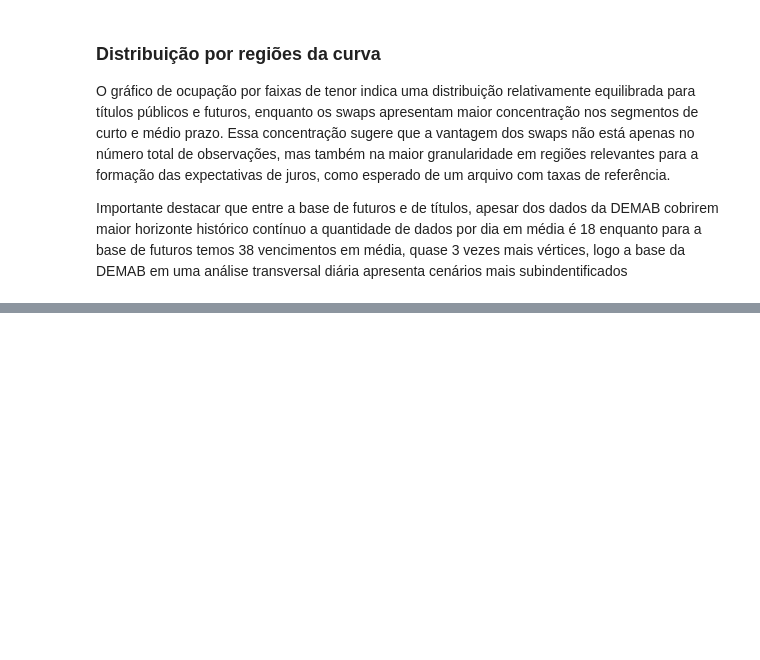
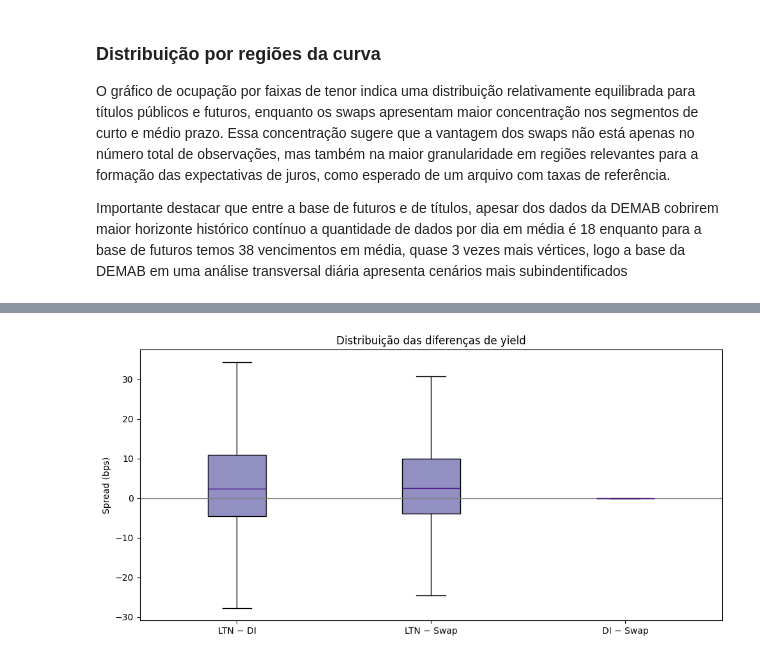
Before and after one commit to JuanRocha01/ML-ETTJ26, a Jupyter notebook: study/curve factory/data_quality.ipynb, the cells around one changed output, grey strips where cells are left out. Cells and saved outputs as stored; diff of their text form; code cells hidden in the pictures; blank space fills up the shorter version.

```diff
--- a/study/curve factory/data_quality.ipynb
+++ b/study/curve factory/data_quality.ipynb
@@ -383,0 +809,22 @@ Importante destacar que entre a base de futuros e de títulos, apesar dos dados
+# %%
+fig, ax = plt.subplots(figsize=(10, 5))
+
+ax.boxplot(
+    [
+        df_merged_ltn_fwd["spread_bps"].dropna(),
+        df_merged_ltn_swap["spread_bps"].dropna(),
+        df_merged_fwd_swap["spread_bps"].dropna(),
+    ],
+    tick_labels=["LTN − DI", "LTN − Swap", "DI − Swap"],
+    showfliers=False,
+    patch_artist=True,
+    boxprops={"facecolor": plt.cm.Purples(0.55)},
+    medianprops={"color": plt.cm.Purples(0.95)},
+)
+
+ax.axhline(0, color="gray", linewidth=1)
+ax.set_ylabel("Spread (bps)")
+ax.set_title("Distribuição das diferenças de yield")
+plt.tight_layout()
+# %% [output]
+[figure, added]
```
Also changed, not shown: parts of 45 cells of this notebook, 3 other files.
